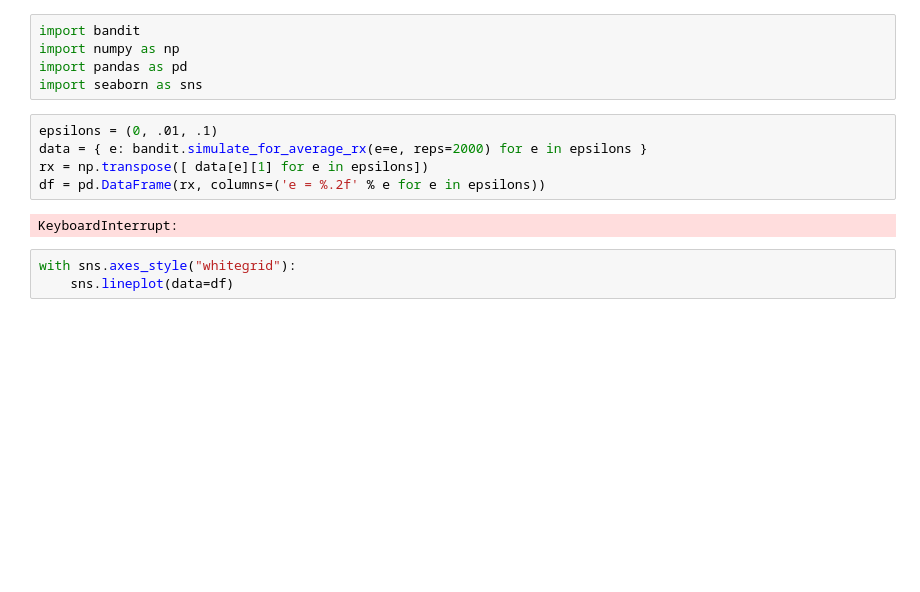
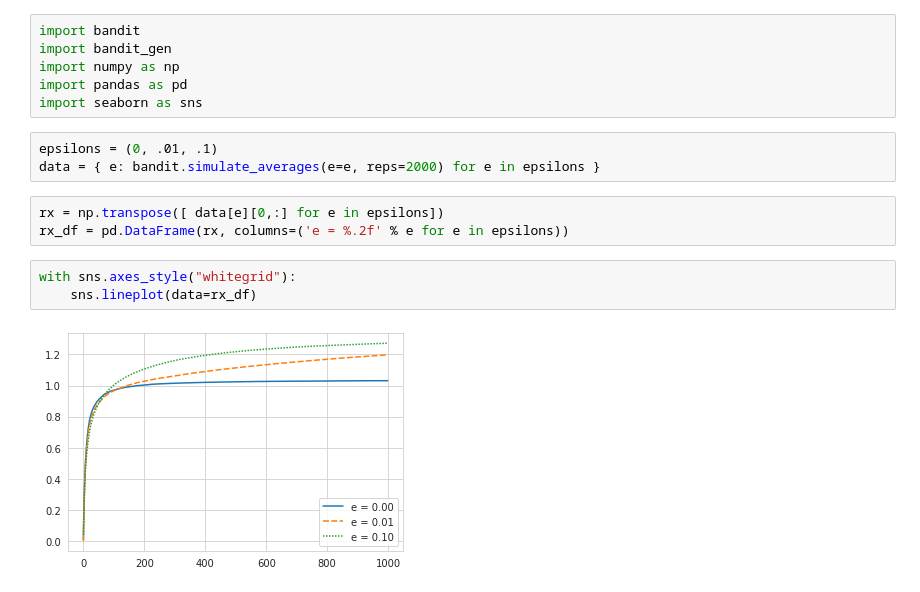
Before and after one commit to MatthewMerrill/reinforcementlearning, a Jupyter notebook: chapter2/bandit.ipynb, the cells around one changed output. Cells and saved outputs as stored; diff of their text form; blank space fills up the shorter version.

Commit message:
got bandit kinda working

```diff
--- a/chapter2/bandit.ipynb
+++ b/chapter2/bandit.ipynb
@@ -1,15 +1,17 @@
 # %%
 import bandit
+import bandit_gen
 import numpy as np
 import pandas as pd
 import seaborn as sns
+# %%
+epsilons = (0, .01, .1)
+data = { e: bandit.simulate_averages(e=e, reps=2000) for e in epsilons }
 # %%
-epsilons = (0, .01, .1)
-data = { e: bandit.simulate_for_average_rx(e=e, reps=2000) for e in epsilons }
-rx = np.transpose([ data[e][1] for e in epsilons])
-df = pd.DataFrame(rx, columns=('e = %.2f' % e for e in epsilons))
+rx = np.transpose([ data[e][0,:] for e in epsilons])
+rx_df = pd.DataFrame(rx, columns=('e = %.2f' % e for e in epsilons))
-# %% [output]
-KeyboardInterrupt:
 # %%
 with sns.axes_style("whitegrid"):
-    sns.lineplot(data=df)
+    sns.lineplot(data=rx_df)
+# %% [output]
+[figure, added]
```
Also changed, not shown: parts of 2 cells of this notebook, 1 other file.
